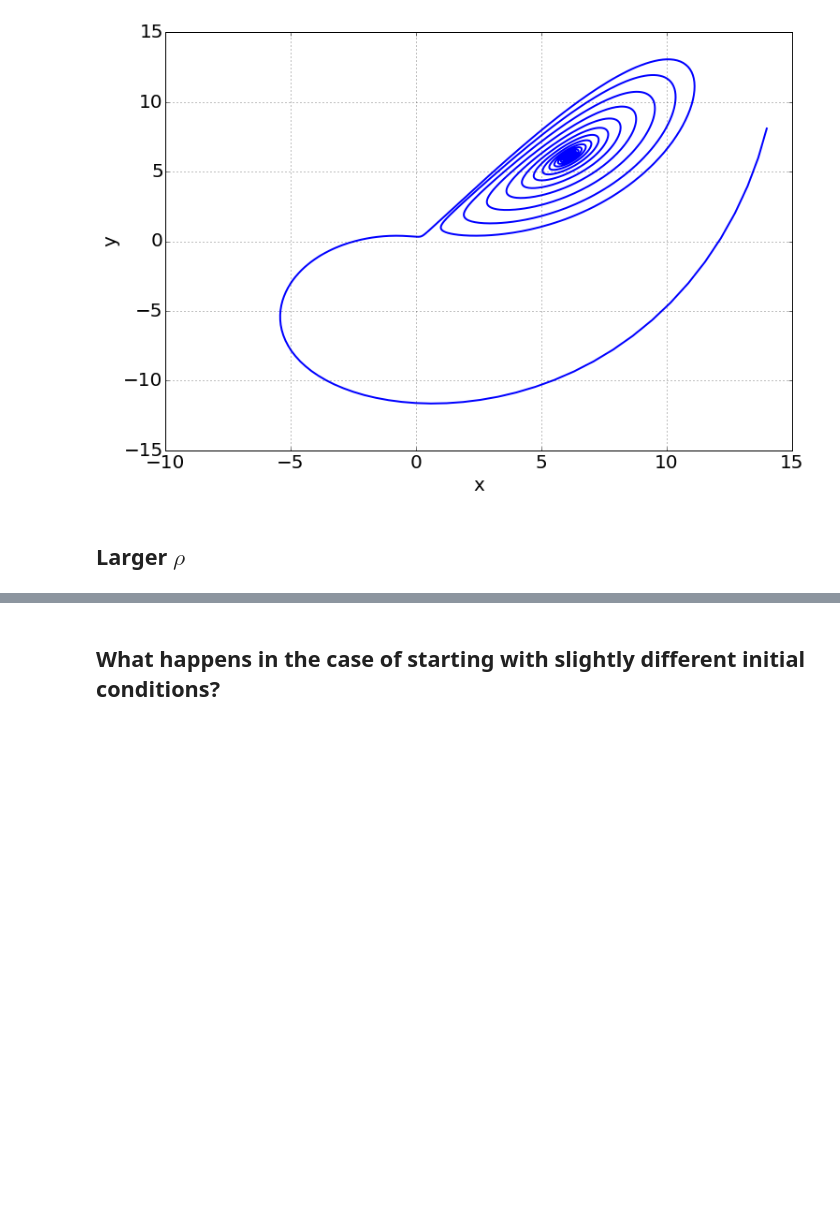
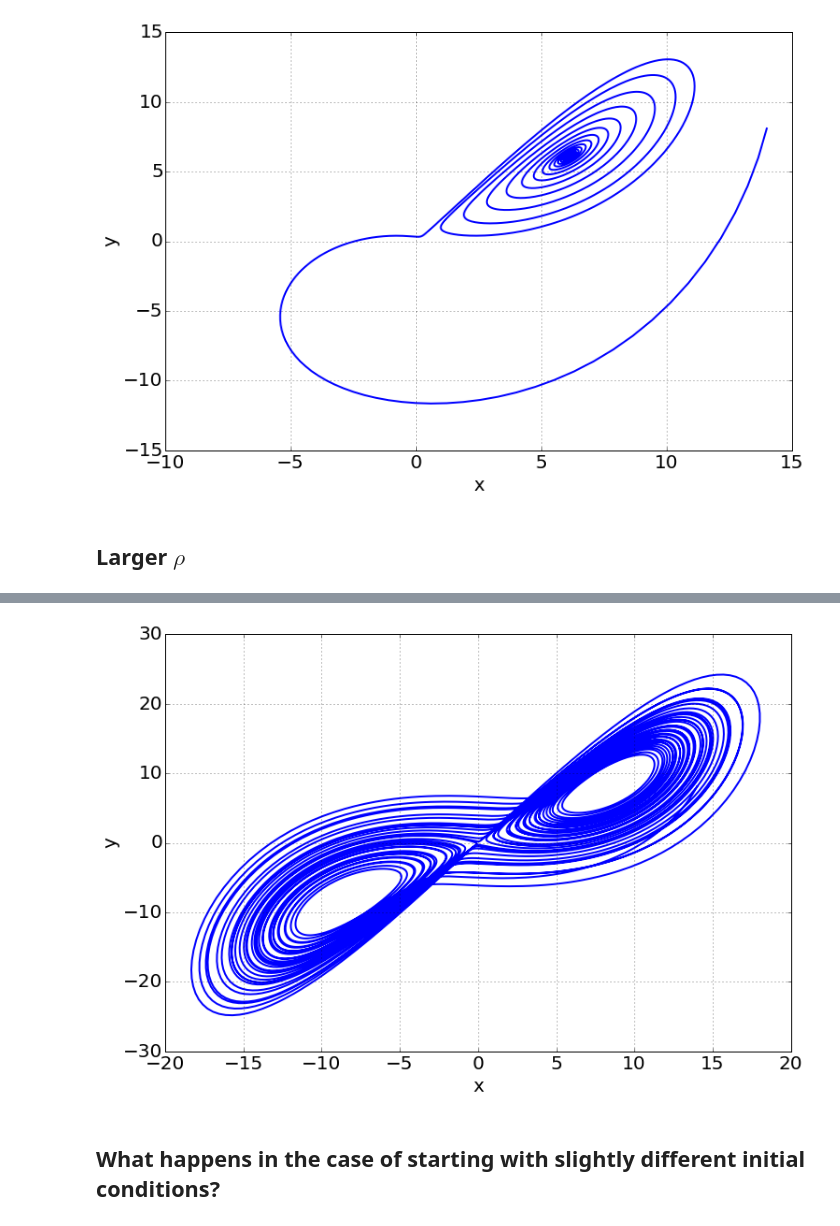
Before and after one commit to bblais/Systems-Modeling-Spring-2015-Notebooks, a Jupyter notebook: Tuesday Apr 14 2015 - Lorenz Flow.ipynb, the cells around one changed output, grey strips where cells are left out. Saved outputs shown, nothing was run; the diff lists cells and outputs as text; code cells hidden in the pictures; blank space fills up the shorter version.

```diff
--- a/Tuesday Apr 14 2015 - Lorenz Flow.ipynb
+++ b/Tuesday Apr 14 2015 - Lorenz Flow.ipynb
@@ -45,4 +45,8 @@ sim.run(0,50)
 <matplotlib.figure.Figure at 0x...>
+# %%
+phase_plot(sim,'x','y')
+# %% [output]
+[figure, added]
 # %% [markdown]
 ## What happens in the case of starting with slightly different initial conditions?
 # %%
```
Also changed, not shown: parts of 3 cells of this notebook, 5 other files.
